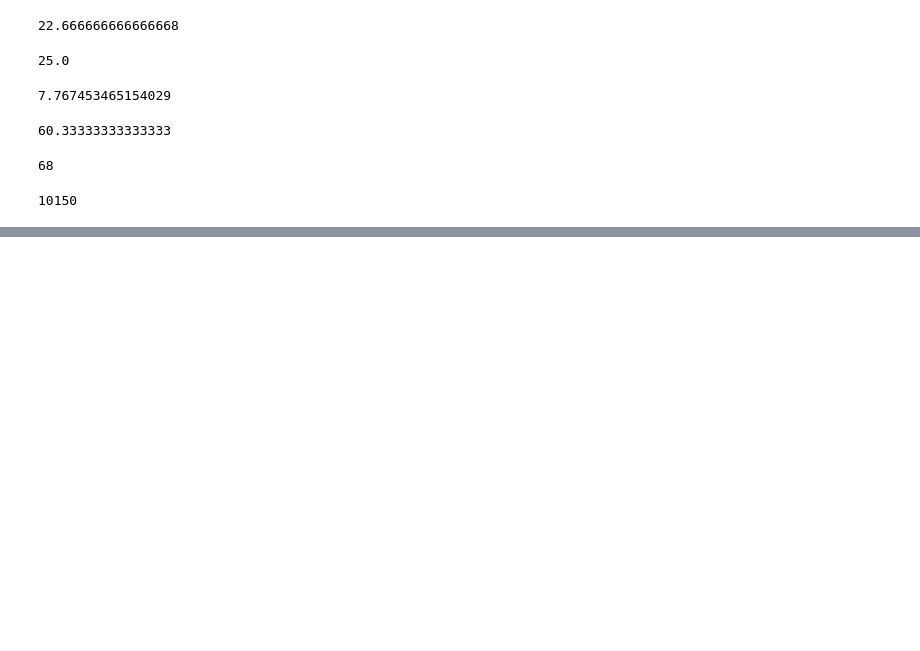
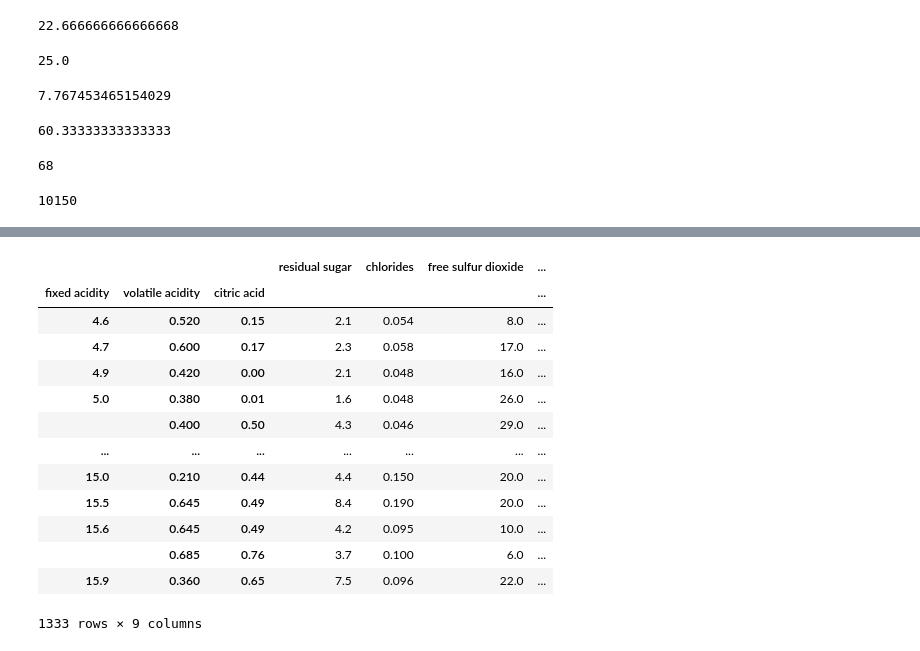
Before and after one commit to bhanublez/Python-learning, a Jupyter notebook: Machine Learning/Pandas/playWithPanda.ipynb, the cells around one changed output, grey strips where cells are left out. Cells and saved outputs as stored; diff of their text form; code cells hidden in the pictures; blank space fills up the shorter version.

```diff
--- a/Machine Learning/Pandas/playWithPanda.ipynb
+++ b/Machine Learning/Pandas/playWithPanda.ipynb
@@ -462,0 +1024,17 @@ df4['Total Quantity'].prod()
+# %%
+wine_data.groupby(['fixed acidity','volatile acidity','citric acid']).sum()#acid nature check
+# %% [output]
+|  |  |  | residual sugar | chlorides | free sulfur dioxide | ... |
+| fixed acidity | volatile acidity | citric acid |  |  |  | ... |
+| 4.6 | 0.520 | 0.15 | 2.1 | 0.054 | 8.0 | ... |
+| 4.7 | 0.600 | 0.17 | 2.3 | 0.058 | 17.0 | ... |
+| 4.9 | 0.420 | 0.00 | 2.1 | 0.048 | 16.0 | ... |
+| 5.0 | 0.380 | 0.01 | 1.6 | 0.048 | 26.0 | ... |
+|  | 0.400 | 0.50 | 4.3 | 0.046 | 29.0 | ... |
+| ... | ... | ... | ... | ... | ... | ... |
+| 15.0 | 0.210 | 0.44 | 4.4 | 0.150 | 20.0 | ... |
+| 15.5 | 0.645 | 0.49 | 8.4 | 0.190 | 20.0 | ... |
+| 15.6 | 0.645 | 0.49 | 4.2 | 0.095 | 10.0 | ... |
+|  | 0.685 | 0.76 | 3.7 | 0.100 | 6.0 | ... |
+| 15.9 | 0.360 | 0.65 | 7.5 | 0.096 | 22.0 | ... |
+1333 rows × 9 columns
```
Also changed, not shown: parts of 61 cells of this notebook, 2 other files.
